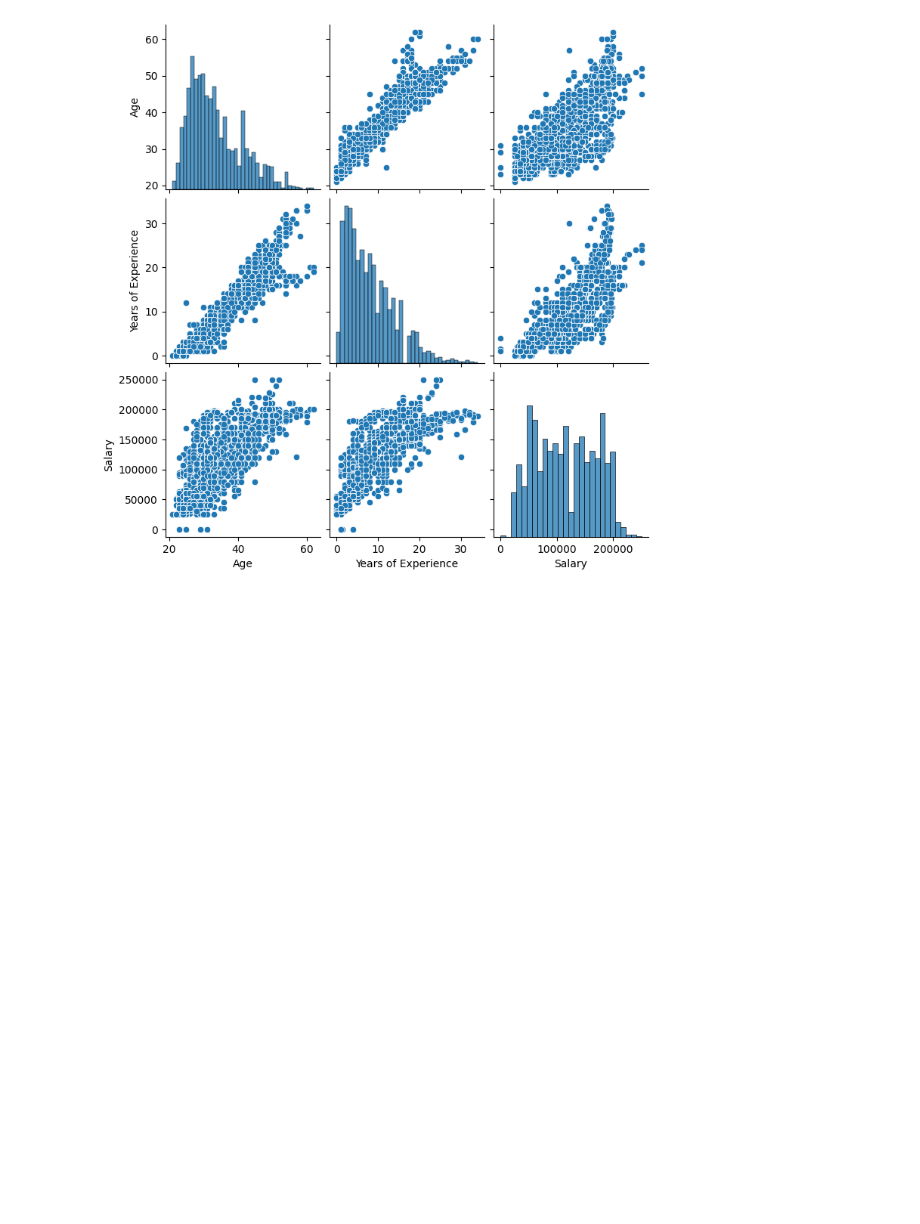
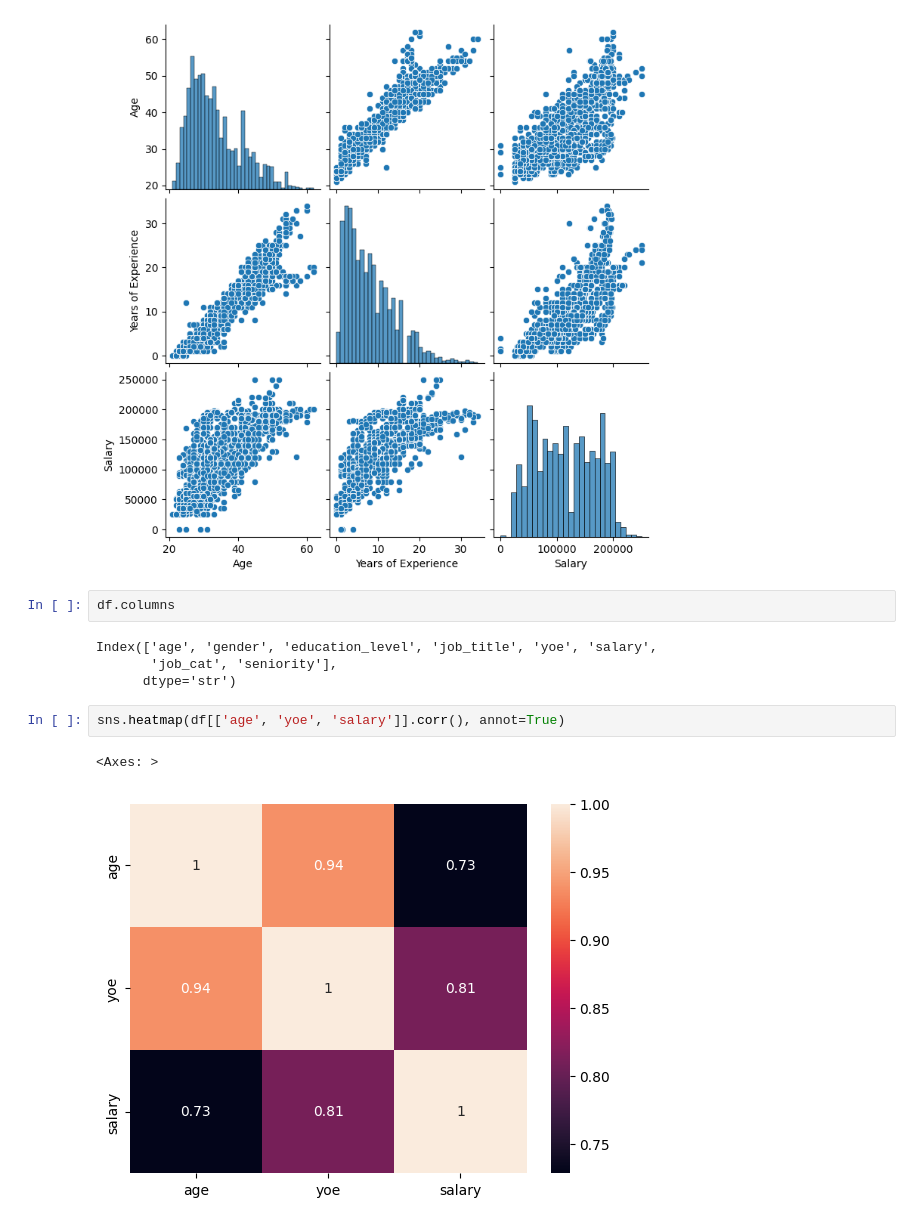
Before and after one commit to sid-146/ml-algo, a Jupyter notebook: salary_pred.ipynb, the cells around one changed output. Cells and saved outputs as stored; diff of their text form; blank space fills up the shorter version.

Commit message:
Updated salary pred

```diff
--- a/salary_pred.ipynb
+++ b/salary_pred.ipynb
@@ -323,3 +323,14 @@ sns.pairplot(df)
 # %% [output]
 <seaborn.axisgrid.PairGrid at 0x...>
 [figure]
+# %%
+df.columns
+# %% [output]
+Index(['age', 'gender', 'education_level', 'job_title', 'yoe', 'salary',
+       'job_cat', 'seniority'],
+      dtype='str')
+# %%
+sns.heatmap(df[['age', 'yoe', 'salary']].corr(), annot=True)
+# %% [output]
+<Axes: >
+[figure, added]
```
